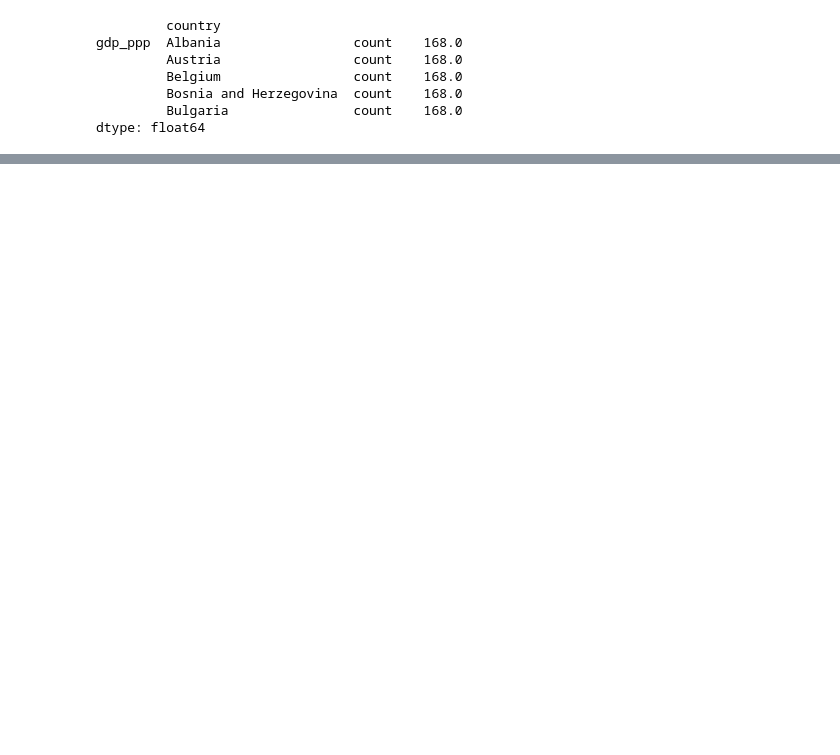
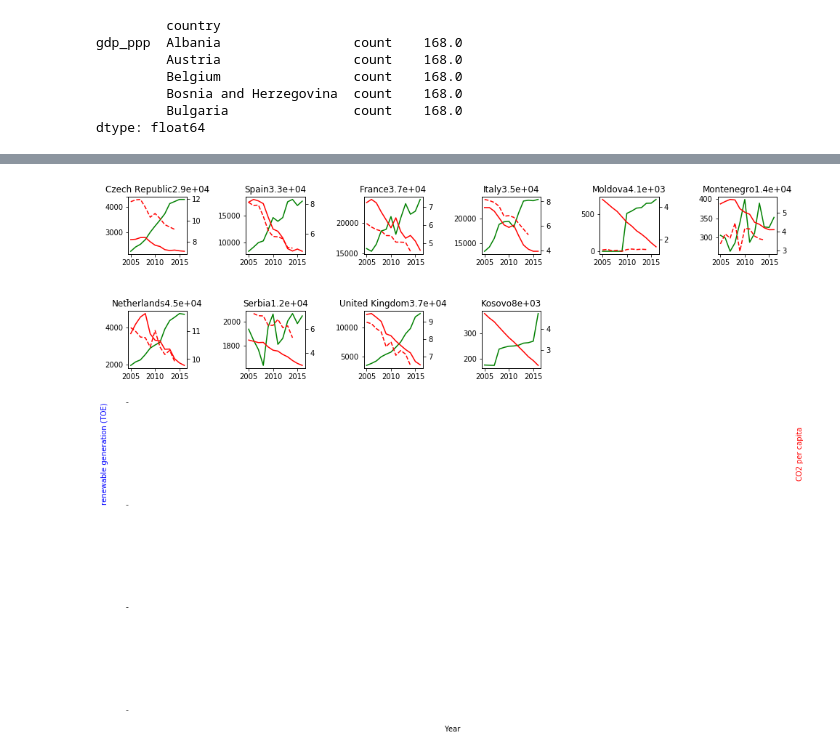
Before and after one commit to drdma/renewable_air, a Jupyter notebook: renewable_CO2.ipynb, the cells around one changed output, grey strips where cells are left out. Saved outputs shown, nothing was run; the diff lists cells and outputs as text; code cells hidden in the pictures; blank space fills up the shorter version.

```diff
--- a/renewable_CO2.ipynb
+++ b/renewable_CO2.ipynb
@@ -438,0 +508,2 @@ for i in range(len(traincountries)):
+# %%
+realtestdata['country'] = realtestdata.country.map(countrydict)
@@ -438,0 +516,4 @@ for i in range(len(traincountries)):
+# %%
+countrydictR = {i: allcountries[i] for i in range(0, len(allcountries) ) }
+countrydictR
+realtestresults['country'] = realtestresults.country.map(countrydictR)
@@ -438,0 +537,13 @@ for i in range(len(traincountries)):
+# %%
+filename_path4 = '../data/worldbankco2.csv'
+df4 = pd.read_csv(filename_path4)
+
+df4 = df4[df4['Country Name'].isin(realtestcountries)]
+df4 = df4.drop(columns=['Country Code', 'Indicator Name', 'Indicator Code'])
+df4_temp = pd.melt(df4, id_vars=['Country Name'], var_name='year', value_name='co2')
+co2df = df4_temp.sort_values(by=['Country Name', 'year'])
+co2df = co2df.dropna()
+co2df = co2df[co2df.year >= '2005']
+co2df['year'] = pd.to_numeric(co2df.year)
+co2df = co2df.rename(columns={'Country Name': 'country'})
+co2df.head()
@@ -438,0 +557,45 @@ for i in range(len(traincountries)):
+# %%
+def two_yaxis2(ax1, x, y1, y2, x3, y3, c1, c2, title):
+    ax2 = ax1.twinx()
+    ax1.plot(x, y1, color=c1)
+#     ax1.set_xlabel('Year')
+#     ax1.set_ylabel('renewable generation (TOE)')
+    ax1.set_title(title)
+    ax2.plot(x, y2, color=c2)
+    ax2.plot(x3, y3, linestyle='--', color=c2)
+#     ax2.set_ylabel('CO2/per capita')
+
+#do subplot for every country
+fig = plt.figure(figsize=(16,13))
+ax_axis = fig.add_subplot(111)#big subplot for common axis label
+
+ax_axis.set_ylabel('renewable generation (TOE)', color='b')
+ax_axis.set_xlabel('Year')
+ax_axis.spines['top'].set_color('none')
+ax_axis.spines['bottom'].set_color('none')
+ax_axis.spines['left'].set_color('none')
+ax_axis.spines['right'].set_color('none')
+ax_axis.tick_params(labelcolor='w', top=False, bottom=False, left=False, right=False)
+
+
+ax_axis2 = ax_axis.twinx()
+ax_axis2.set_ylabel('CO2 per capita', color='r')
+ax_axis2.spines['top'].set_color('none')
+ax_axis2.spines['bottom'].set_color('none')
+ax_axis2.spines['left'].set_color('none')
+ax_axis2.spines['right'].set_color('none')
+ax_axis2.tick_params(labelcolor='w', top=False, bottom=False, left=False, right=False)
+
+fig.subplots_adjust(hspace=1, wspace=1)
+
+
+
+for i in range(len(realtestcountries)):
+    temp = realtestresults[(realtestresults.country==realtestcountries[i])]
+    temp_worldbank = co2df[co2df.country==realtestcountries[i]]
+    ax = fig.add_subplot(5,6,i+1)
+    gdp_mean = temp.gdp_ppp.mean()
+    gdp_country = realtestcountries[i] + '{0:.2g}'.format(gdp_mean)
+    two_yaxis2(ax, temp.year, temp.renew_ene, temp.co2, temp_worldbank.year, temp_worldbank.co2, 'g', 'r', gdp_country)
+# %% [output]
+[figure, added]
```
Also changed, not shown: parts of 15 cells of this notebook, 1 other file.
